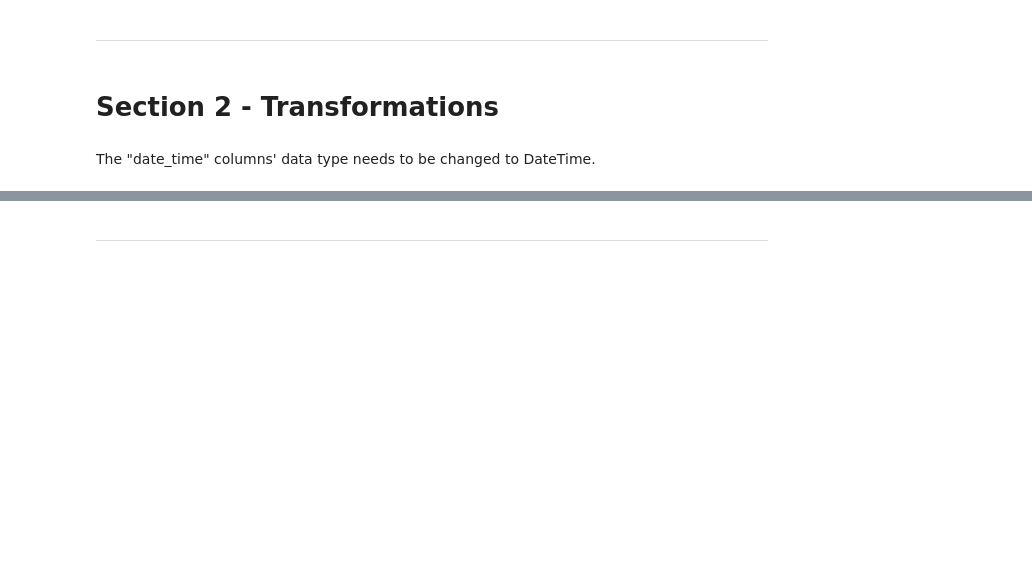
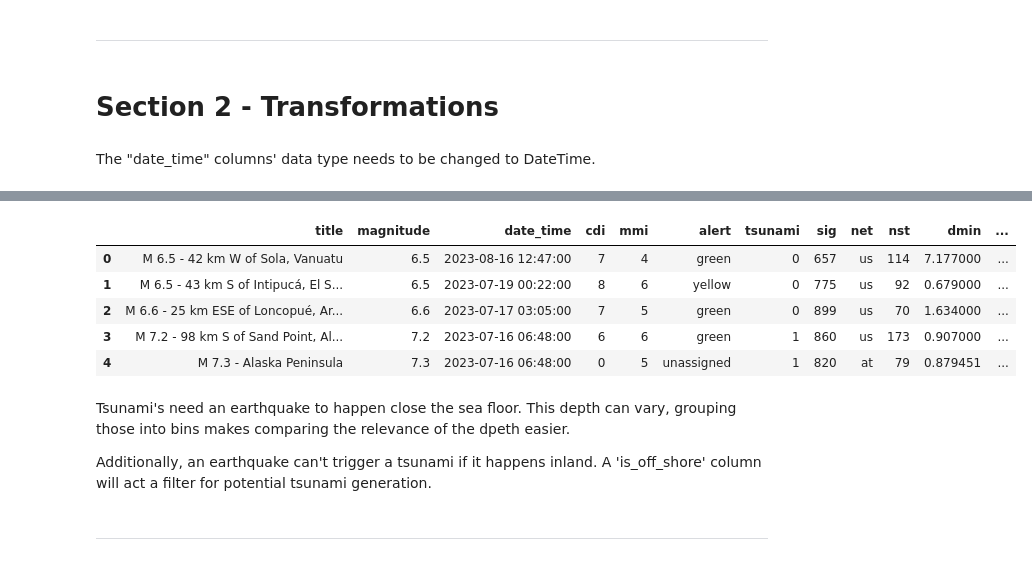
Before and after one commit to 13NateMate37/NHastings_Earthquake_Analysis_CI_Capstone_2, a Jupyter notebook: jupyter_notebooks/1_ETL.ipynb, the cells around one changed output, grey strips where cells are left out. Saved outputs shown, nothing was run; the diff lists cells and outputs as text; code cells hidden in the pictures; blank space fills up the shorter version.

```diff
--- a/jupyter_notebooks/1_ETL.ipynb
+++ b/jupyter_notebooks/1_ETL.ipynb
@@ -189,0 +204,21 @@ Now we need to handle
+# %%
+# Output will be truncated, view as a scrollable element
+# Filling in "alert"
+df_raw["alert"] = df_raw["alert"].fillna("unassigned")
+print(df_raw["alert"].value_counts())
+print("=" * 50)
+
+# Filling in "country"
+df_raw["country"] = df_raw["country"].fillna("off_shore")
+print(df_raw["country"].value_counts())
+print("=" * 50)
+
+# Filling in "continent"
+df_raw["continent"] = df_raw["continent"].fillna("off_shore")
+print(df_raw["continent"].value_counts())
+print("=" * 50)
+
+# Filling in "loaction"
+df_raw["location"] = df_raw["location"].fillna("off_shore")
+print(df_raw["location"].value_counts())
+print("=" * 50)
@@ -190,2 +251,21 @@ Now we need to handle
+# %%
+# Making the feature
+df_raw["mag_depth_interaction"] = (
+    df_raw["magnitude"] * df_raw["depth"]
+    ).round(2)
+
+# View the dataframe
+df_raw.head(5)
+# %% [output]
+|  | title | magnitude | date_time | cdi | mmi | alert | tsunami | sig | net | nst | dmin | ... |
+| 0 | M 6.5 - 42 km W of Sola, Vanuatu | 6.5 | 2023-08-16 12:47:00 | 7 | 4 | green | 0 | 657 | us | 114 | 7.177000 | ... |
+| 1 | M 6.5 - 43 km S of Intipucá, El S... | 6.5 | 2023-07-19 00:22:00 | 8 | 6 | yellow | 0 | 775 | us | 92 | 0.679000 | ... |
+| 2 | M 6.6 - 25 km ESE of Loncopué, Ar... | 6.6 | 2023-07-17 03:05:00 | 7 | 5 | green | 0 | 899 | us | 70 | 1.634000 | ... |
+| 3 | M 7.2 - 98 km S of Sand Point, Al... | 7.2 | 2023-07-16 06:48:00 | 6 | 6 | green | 1 | 860 | us | 173 | 0.907000 | ... |
+| 4 | M 7.3 - Alaska Peninsula | 7.3 | 2023-07-16 06:48:00 | 0 | 5 | unassigned | 1 | 820 | at | 79 | 0.879451 | ... |
+# %% [markdown]
+Tsunami's need an earthquake to happen close the sea floor. This depth can vary, grouping those into bins makes comparing the relevance of the dpeth easier.
+
+Additionally, an earthquake can't trigger a tsunami if it happens inland. A 'is_off_shore' column will act a filter for potential tsunami generation.
 # %% [markdown]
 ---
```
Also changed, not shown: parts of 9 cells of this notebook.
